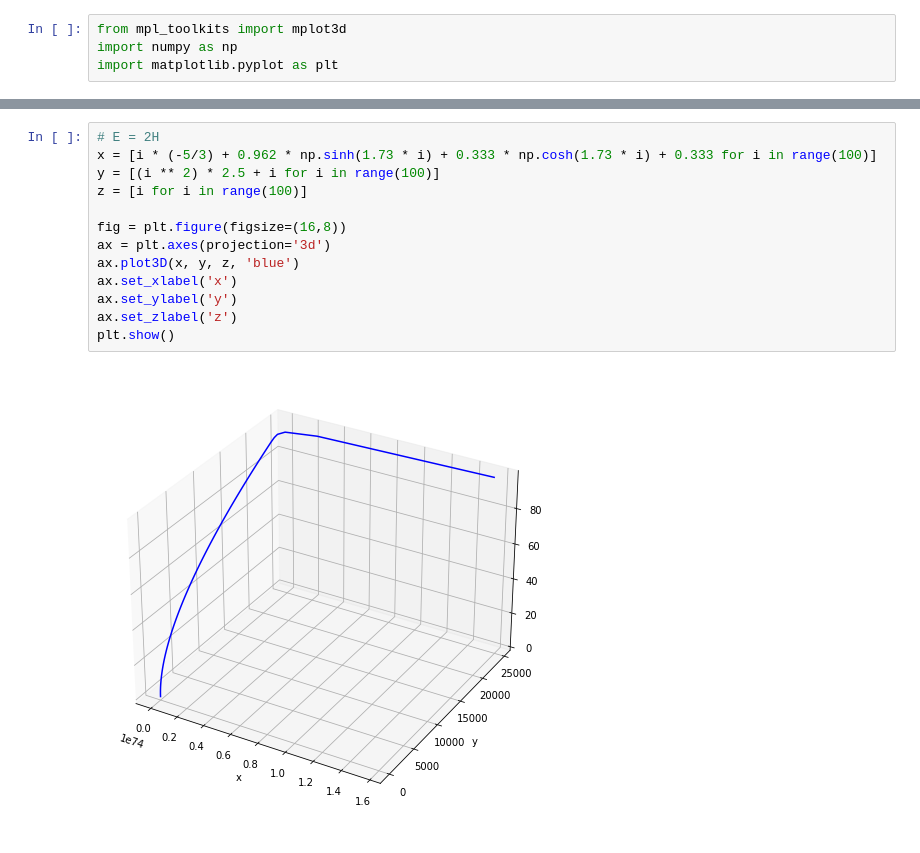
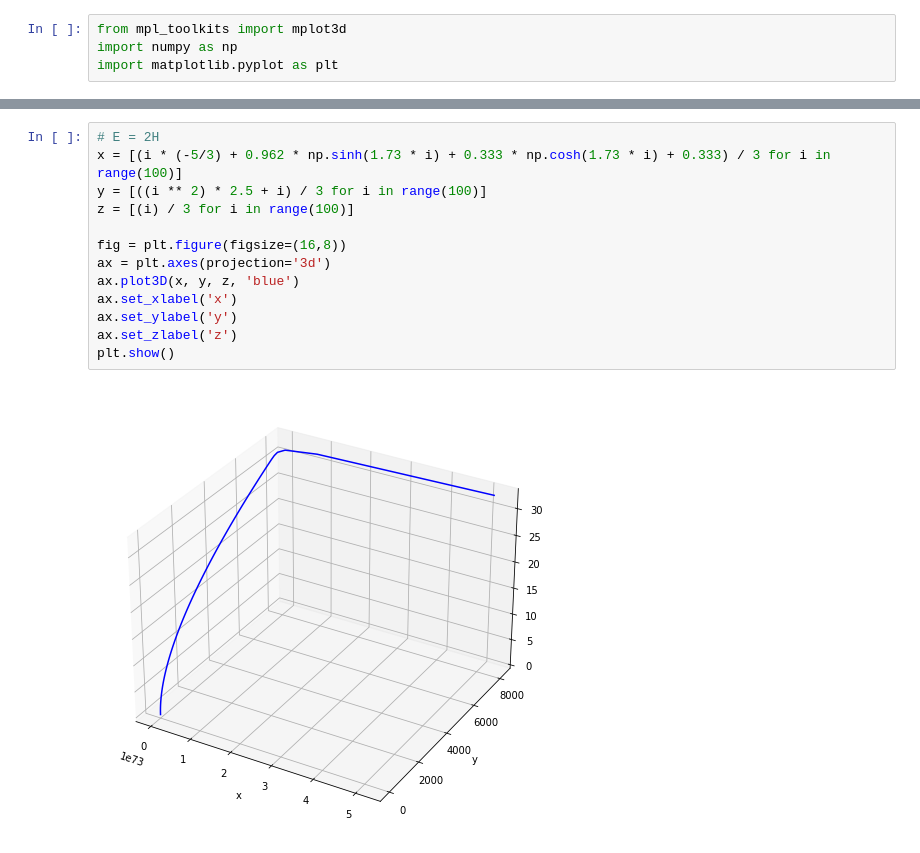
Before and after one commit to godofflipping/IT_Market, a Jupyter notebook: 12.ipynb, the cells around one changed output, grey strips where cells are left out. Cells and saved outputs as stored; diff of their text form.

```diff
--- a/12.ipynb
+++ b/12.ipynb
@@ -35,15 +35,15 @@ plt.show()
 # %%
 # E = 2H
-x = [i * (-5/3) + 0.962 * np.sinh(1.73 * i) + 0.333 * np.cosh(1.73 * i) + 0.333 for i in range(100)]
-y = [(i ** 2) * 2.5 + i for i in range(100)]
-z = [i for i in range(100)]
+x = [(i * (-5/3) + 0.962 * np.sinh(1.73 * i) + 0.333 * np.cosh(1.73 * i) + 0.333) / 3 for i in range(100)]
+y = [((i ** 2) * 2.5 + i) / 3 for i in range(100)]
+z = [(i) / 3 for i in range(100)]
 
 fig = plt.figure(figsize=(16,8))
 ax = plt.axes(projection='3d')
 ax.plot3D(x, y, z, 'blue')
 ax.set_xlabel('x')
 ax.set_ylabel('y')
 ax.set_zlabel('z')
 plt.show()
 # %% [output]
-[figure, old version]
+[figure, new version]
```
Also changed, not shown: parts of 2 cells of this notebook.
